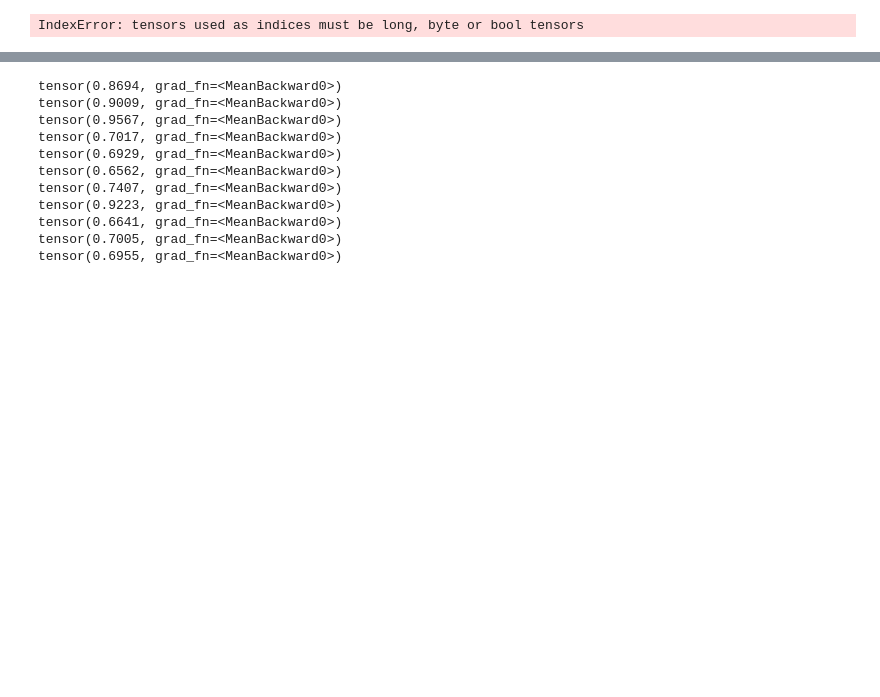
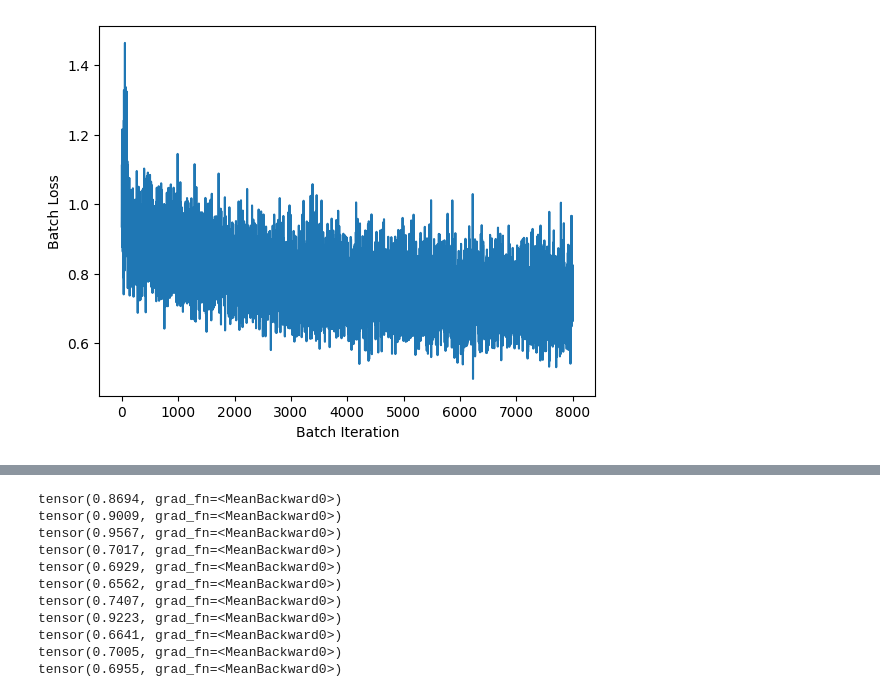
Before and after one commit to KristofPusztai/Probabilistic-Diffusion, a Jupyter notebook: circular_data.ipynb, the cells around one changed output, grey strips where cells are left out. Saved outputs shown, nothing was run; the diff lists cells and outputs as text; code cells hidden in the pictures; blank space fills up the shorter version.

```diff
--- a/circular_data.ipynb
+++ b/circular_data.ipynb
@@ -123,5 +123,5 @@ plt.show()
 # %%
-diffusion.train(128, 2000)
+diffusion.train(128, 1000)
 # %% [output]
-IndexError: tensors used as indices must be long, byte or bool tensors
+[figure, added]
 # %%
```
Also changed, not shown: parts of 10 cells of this notebook, 1 other file.
